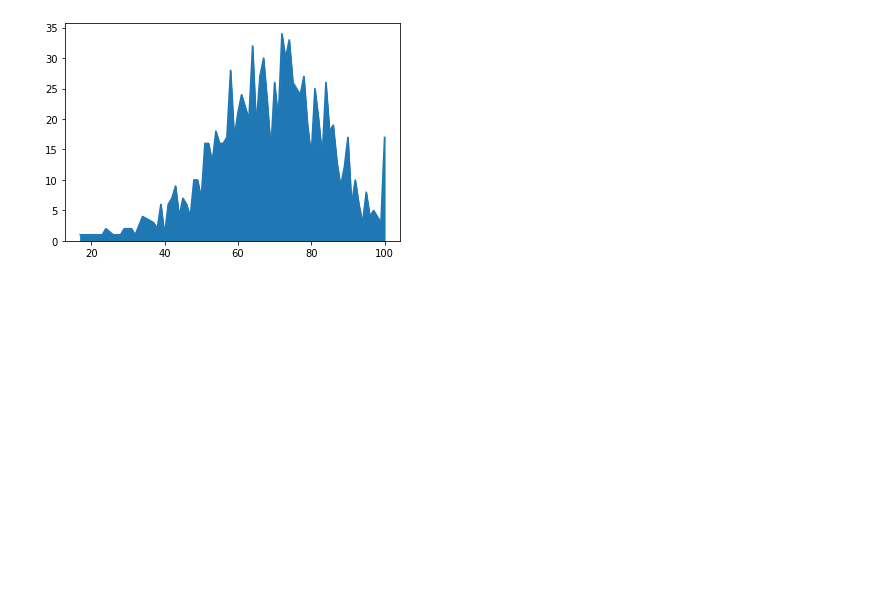
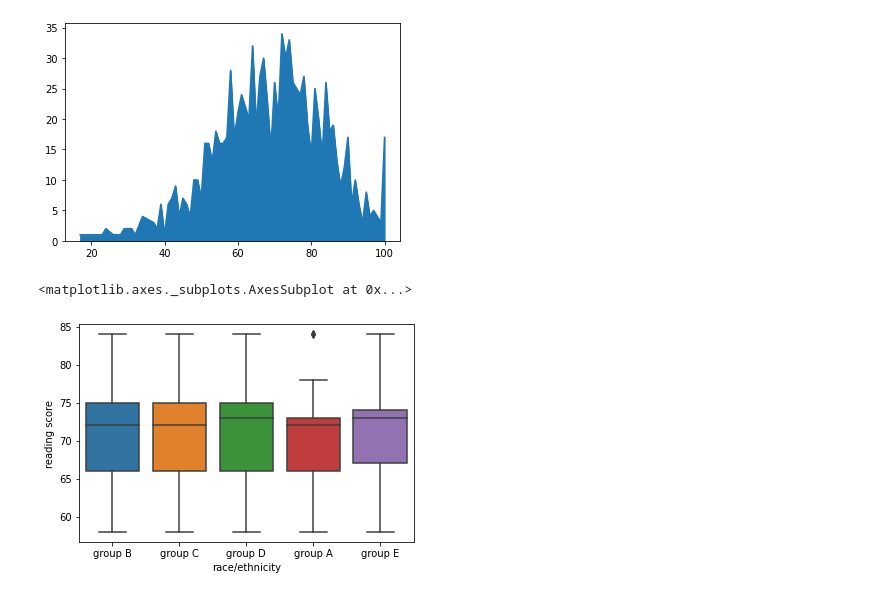
Before and after one commit to fyisa2/ATechSpace, a Jupyter notebook: HW2.ipynb, the cells around one changed output. Cells and saved outputs as stored; diff of their text form; code cells hidden in the pictures; blank space fills up the shorter version.

```diff
--- a/HW2.ipynb
+++ b/HW2.ipynb
@@ -172,0 +175,11 @@ Data1['reading score'].value_counts().sort_index().plot.area()
+# %%
+df = Data1[Data1['reading score'].isin(Data1['reading score'].value_counts().head(10).index)]
+# %%
+sns.boxplot(
+    y='reading score',
+    x='race/ethnicity',
+    data=df
+)
+# %% [output]
+<matplotlib.axes._subplots.AxesSubplot at 0x...>
+[figure, added]
```
Also changed, not shown: parts of 2 cells of this notebook.
